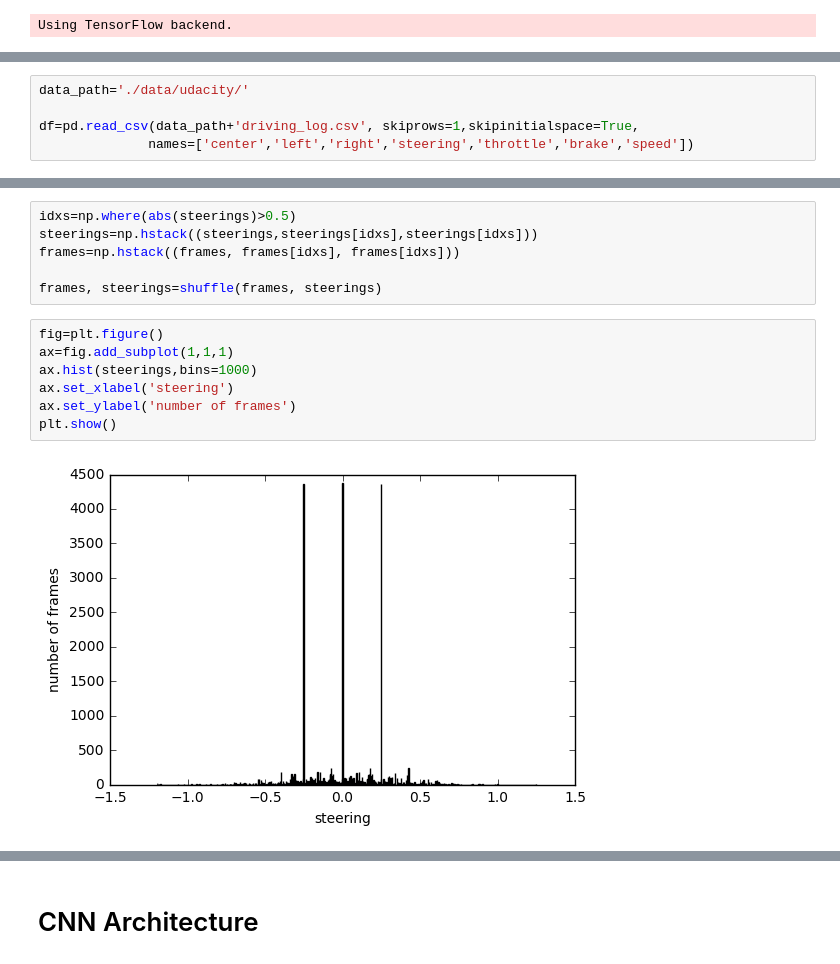
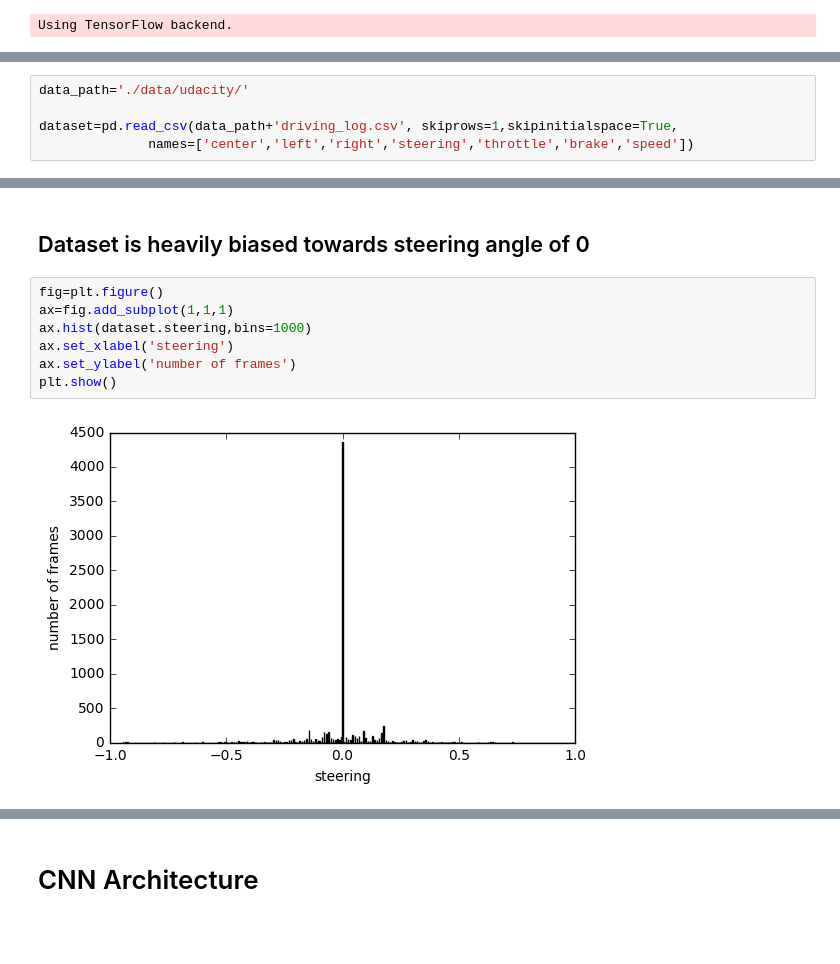
Before and after one commit to soon-yau/SDCND_Term1, a Jupyter notebook: behavioral-cloning/driving_lesson.ipynb, the cells around one changed output, grey strips where cells are left out. Drawn from its saved outputs; the diff is of its cells as text; blank space fills up the shorter version.

```diff
--- a/behavioral-cloning/driving_lesson.ipynb
+++ b/behavioral-cloning/driving_lesson.ipynb
@@ -24,5 +24,5 @@ Using TensorFlow backend.
 # %%
 data_path='./data/udacity/'
 
-df=pd.read_csv(data_path+'driving_log.csv', skiprows=1,skipinitialspace=True,
+dataset=pd.read_csv(data_path+'driving_log.csv', skiprows=1,skipinitialspace=True,
               names=['center','left','right','steering','throttle','brake','speed'])
@@ -36,15 +29,11 @@ frames=np.hstack((df['center'],df['left'],df['right']))
-# %%
-idxs=np.where(abs(steerings)>0.5)
-steerings=np.hstack((steerings,steerings[idxs],steerings[idxs]))
-frames=np.hstack((frames, frames[idxs], frames[idxs]))
-
-frames, steerings=shuffle(frames, steerings)
+# %% [markdown]
+## Dataset is heavily biased towards steering angle of 0
 # %%
 fig=plt.figure()
 ax=fig.add_subplot(1,1,1)
-ax.hist(steerings,bins=1000)
+ax.hist(dataset.steering,bins=1000)
 ax.set_xlabel('steering')
 ax.set_ylabel('number of frames')
 plt.show()
 # %% [output]
-[figure, old version]
+[figure, new version]
```
Also changed, not shown: parts of 18 cells of this notebook.
